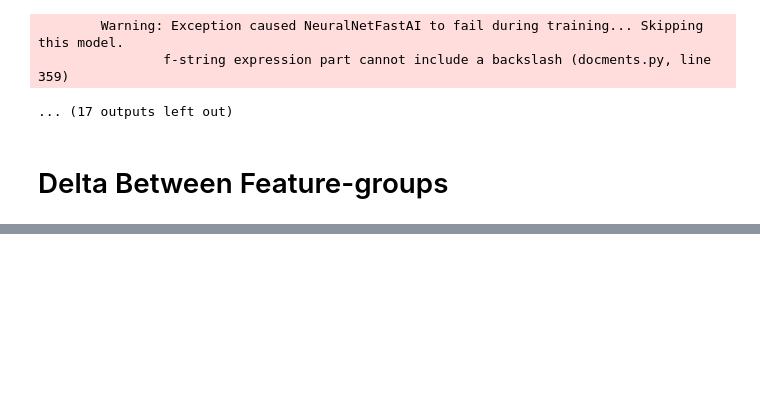
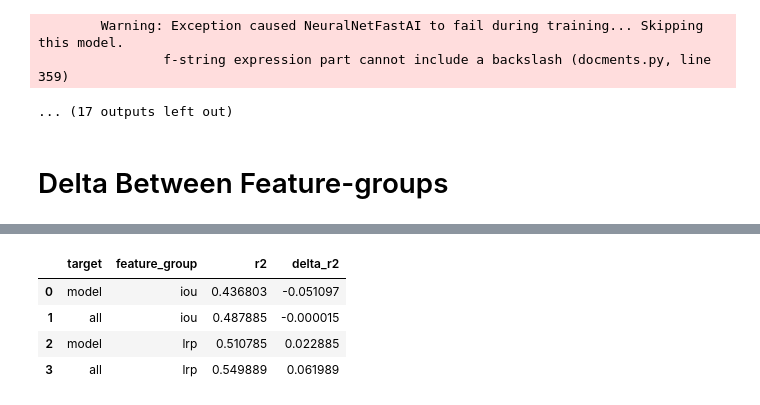
Before and after one commit to femartip/frame-validity-od, a Jupyter notebook: notebooks/assessors_abalation.ipynb, the cells around one changed output, grey strips where cells are left out. Cells and saved outputs as stored; diff of their text form; code cells hidden in the pictures; blank space fills up the shorter version.

```diff
--- a/notebooks/assessors_abalation.ipynb
+++ b/notebooks/assessors_abalation.ipynb
@@ -412,2 +414,31 @@ LRP & temporal & 0.064000 & -0.001000 \\
 \bottomrule
 \end{tabular}
+# %%
+delta_results = []
+for target in ["iou", "lrp"]:
+    if target == "iou":
+        y_train_target = y_train
+        y_test_target = y_test
+    else:
+        y_train_target = y_train_lrp
+        y_test_target = y_test_lrp
+    X_train_model_out = X_train[feature_groups["model"]]
+    X_test_model_out = X_test[feature_groups["model"]]
+
+    y_pred_autg = autoglue_regression(X_train_model_out, y_train_target, X_test_model_out, y_test_target, target_name=target)
+    metrics = record_regression_results([], target=target, model_name=f"AutoGluon_{target}", y_true=y_test_target, y_pred=y_pred_autg)
+    delta_results.append({
+        "target": "model",
+        "feature_group": target,
+        "r2": metrics['r2'],
+        "delta_r2": metrics['r2'] - base_iou_r2,
+    })
+
+    y_pred_autg = autoglue_regression(X_train, y_train_target, X_test, y_test_target, target_name=target)
+    metrics = record_regression_results([], target=target, model_name=f"AutoGluon_{target}", y_true=y_test_target, y_pred=y_pred_autg)
+    delta_results.append({
+        "target": "all",
+        "feature_group": target,
+        "r2": metrics['r2'],
+        "delta_r2": metrics['r2'] - base_iou_r2,
+    })
@@ -413,0 +474,9 @@ LRP & temporal & 0.064000 & -0.001000 \\
+# %%
+results_df = pd.DataFrame(delta_results)
+display(results_df)
+# %% [output]
+|  | target | feature_group | r2 | delta_r2 |
+| 0 | model | iou | 0.436803 | -0.051097 |
+| 1 | all | iou | 0.487885 | -0.000015 |
+| 2 | model | lrp | 0.510785 | 0.022885 |
+| 3 | all | lrp | 0.549889 | 0.061989 |
```
Also changed, not shown: parts of 7 cells of this notebook, 17 other files.
